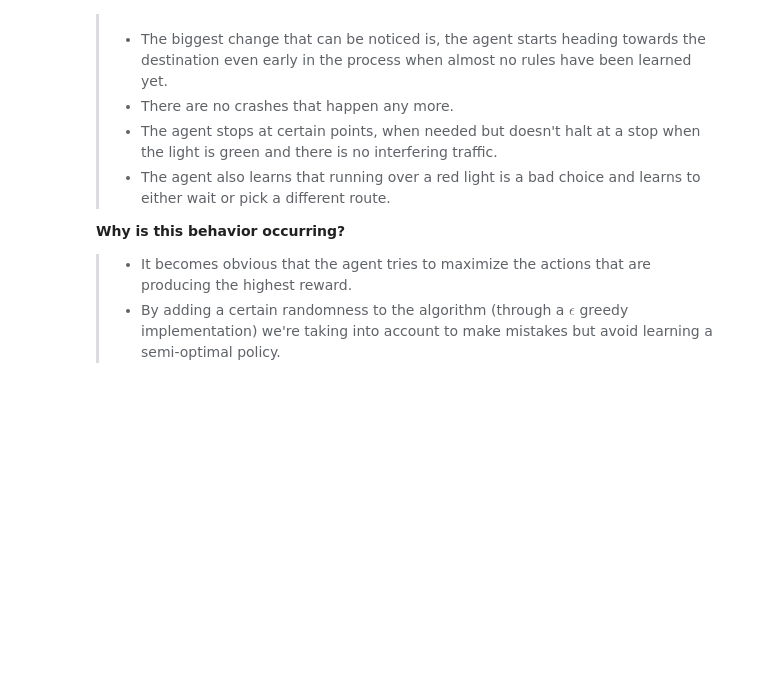
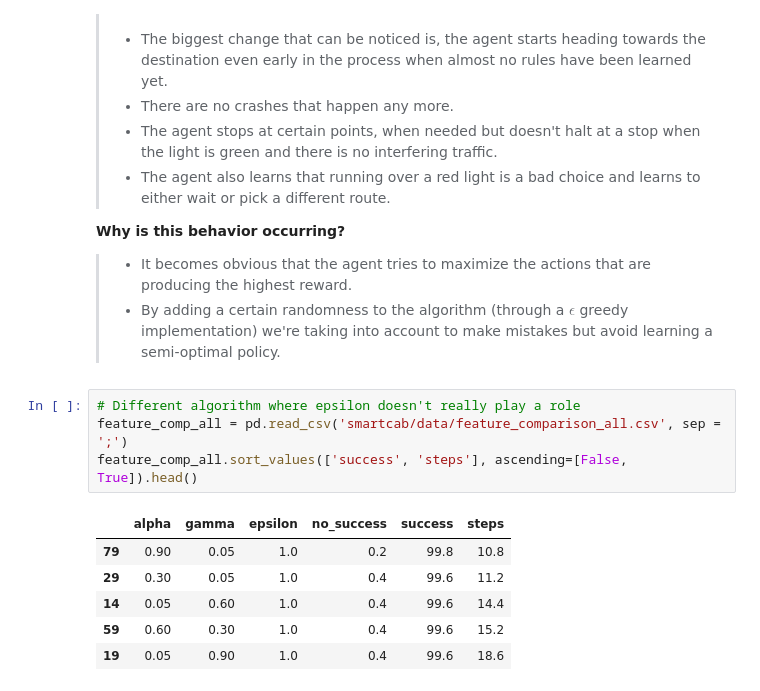
Before and after one commit to andirs/smartcab, a Jupyter notebook: SmartCabDocumentation.ipynb, the cells around one changed output. Cells and saved outputs as stored; diff of their text form; blank space fills up the shorter version.

```diff
--- a/SmartCabDocumentation.ipynb
+++ b/SmartCabDocumentation.ipynb
@@ -339,3 +339,14 @@ One problem with an ε-greedy strategy is that it treats all of the actions, apa
 **Why is this behavior occurring?**
 > * It becomes obvious that the agent tries to maximize the actions that are producing the highest reward.
 > * By adding a certain randomness to the algorithm (through a $\epsilon$ greedy implementation) we're taking into account to make mistakes but avoid learning a semi-optimal policy.
+# %%
+# Different algorithm where epsilon doesn't really play a role
+feature_comp_all = pd.read_csv('smartcab/data/feature_comparison_all.csv', sep = ';')
+feature_comp_all.sort_values(['success', 'steps'], ascending=[False, True]).head()
+# %% [output]
+|  | alpha | gamma | epsilon | no_success | success | steps |
+| 79 | 0.90 | 0.05 | 1.0 | 0.2 | 99.8 | 10.8 |
+| 29 | 0.30 | 0.05 | 1.0 | 0.4 | 99.6 | 11.2 |
+| 14 | 0.05 | 0.60 | 1.0 | 0.4 | 99.6 | 14.4 |
+| 59 | 0.60 | 0.30 | 1.0 | 0.4 | 99.6 | 15.2 |
+| 19 | 0.05 | 0.90 | 1.0 | 0.4 | 99.6 | 18.6 |
```
Also changed, not shown: parts of 13 cells of this notebook, 6 other files.
